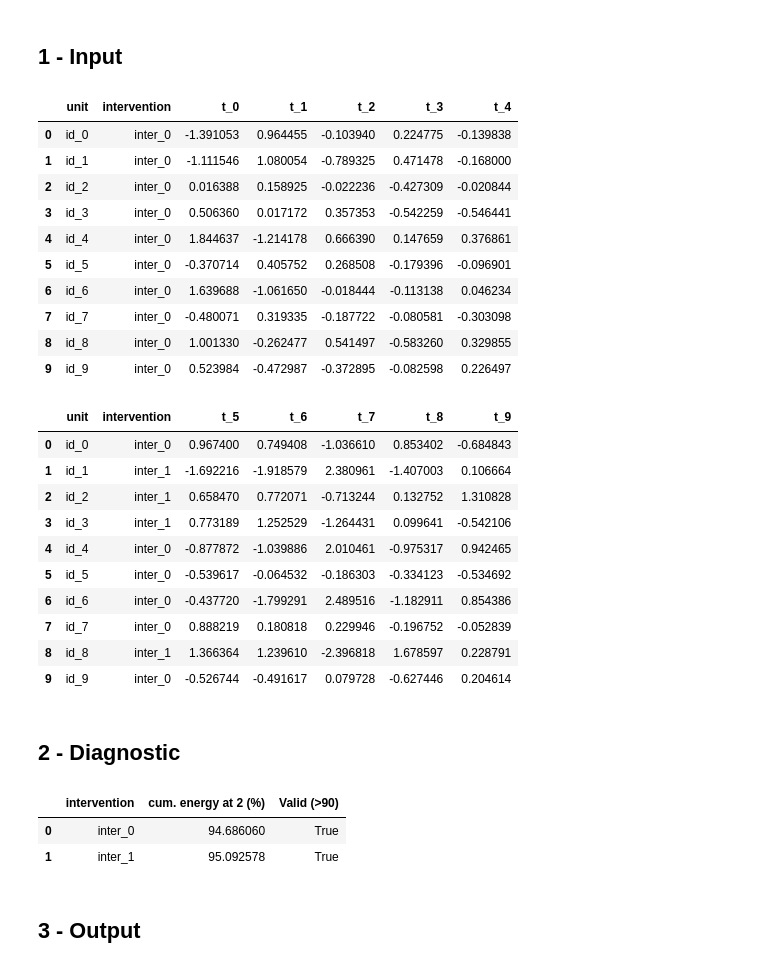
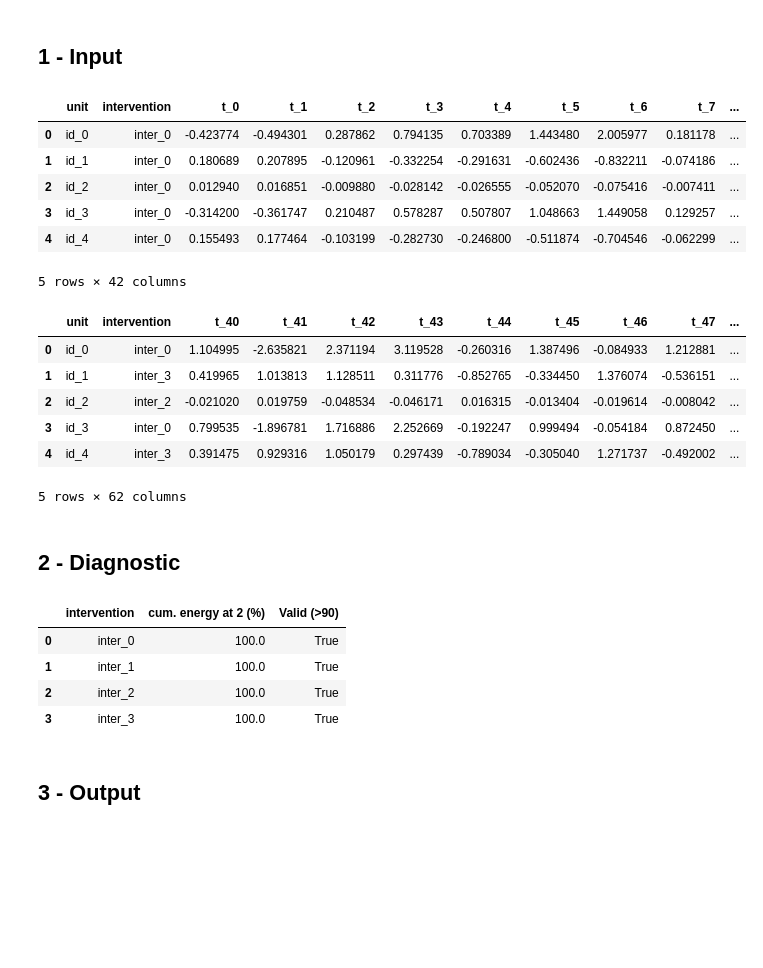
Before and after one commit to Romcos/SC_demo, a Jupyter notebook: NIPS - DEMO - V2.ipynb, the cells around one changed output. Cells and saved outputs as stored; diff of their text form; code cells hidden in the pictures; blank space fills up the shorter version.

```diff
--- a/NIPS - DEMO - V2.ipynb
+++ b/NIPS - DEMO - V2.ipynb
@@ -5,43 +6,37 @@ from scontrol import random_rct, diagnostic, fill_tensor
 # %% [markdown]
 ## 1 - Input
 # %%
-rct_data = random_rct(N = 10, I = 2, T = 10, T0 = 5, rank = 2, sigma = 0.3)#Change sigma for unperfect decisions
+rct_data = random_rct(N = 100, I = 4, T = 100, T0 = 40, rank = 2, sigma = 0)#Change sigma for unperfect decisions
 pre_df, post_df = rct_data
 # %%
-pre_df
+pre_df.head()
 # %% [output]
-|  | unit | intervention | t_0 | t_1 | t_2 | t_3 | t_4 |
-| 0 | id_0 | inter_0 | -1.391053 | 0.964455 | -0.103940 | 0.224775 | -0.139838 |
-| 1 | id_1 | inter_0 | -1.111546 | 1.080054 | -0.789325 | 0.471478 | -0.168000 |
-| 2 | id_2 | inter_0 | 0.016388 | 0.158925 | -0.022236 | -0.427309 | -0.020844 |
-| 3 | id_3 | inter_0 | 0.506360 | 0.017172 | 0.357353 | -0.542259 | -0.546441 |
-| 4 | id_4 | inter_0 | 1.844637 | -1.214178 | 0.666390 | 0.147659 | 0.376861 |
-| 5 | id_5 | inter_0 | -0.370714 | 0.405752 | 0.268508 | -0.179396 | -0.096901 |
-| 6 | id_6 | inter_0 | 1.639688 | -1.061650 | -0.018444 | -0.113138 | 0.046234 |
-| 7 | id_7 | inter_0 | -0.480071 | 0.319335 | -0.187722 | -0.080581 | -0.303098 |
-| 8 | id_8 | inter_0 | 1.001330 | -0.262477 | 0.541497 | -0.583260 | 0.329855 |
-| 9 | id_9 | inter_0 | 0.523984 | -0.472987 | -0.372895 | -0.082598 | 0.226497 |
+|  | unit | intervention | t_0 | t_1 | t_2 | t_3 | t_4 | t_5 | t_6 | t_7 | ... |
+| 0 | id_0 | inter_0 | -0.423774 | -0.494301 | 0.287862 | 0.794135 | 0.703389 | 1.443480 | 2.005977 | 0.181178 | ... |
+| 1 | id_1 | inter_0 | 0.180689 | 0.207895 | -0.120961 | -0.332254 | -0.291631 | -0.602436 | -0.832211 | -0.074186 | ... |
+| 2 | id_2 | inter_0 | 0.012940 | 0.016851 | -0.009880 | -0.028142 | -0.026555 | -0.052070 | -0.075416 | -0.007411 | ... |
+| 3 | id_3 | inter_0 | -0.314200 | -0.361747 | 0.210487 | 0.578287 | 0.507807 | 1.048663 | 1.449058 | 0.129257 | ... |
+| 4 | id_4 | inter_0 | 0.155493 | 0.177464 | -0.103199 | -0.282730 | -0.246800 | -0.511874 | -0.704546 | -0.062299 | ... |
+5 rows × 42 columns
 # %%
-post_df
+post_df.head()
 # %% [output]
-|  | unit | intervention | t_5 | t_6 | t_7 | t_8 | t_9 |
-| 0 | id_0 | inter_0 | 0.967400 | 0.749408 | -1.036610 | 0.853402 | -0.684843 |
-| 1 | id_1 | inter_1 | -1.692216 | -1.918579 | 2.380961 | -1.407003 | 0.106664 |
-| 2 | id_2 | inter_1 | 0.658470 | 0.772071 | -0.713244 | 0.132752 | 1.310828 |
-| 3 | id_3 | inter_1 | 0.773189 | 1.252529 | -1.264431 | 0.099641 | -0.542106 |
-| 4 | id_4 | inter_0 | -0.877872 | -1.039886 | 2.010461 | -0.975317 | 0.942465 |
-| 5 | id_5 | inter_0 | -0.539617 | -0.064532 | -0.186303 | -0.334123 | -0.534692 |
-| 6 | id_6 | inter_0 | -0.437720 | -1.799291 | 2.489516 | -1.182911 | 0.854386 |
-| 7 | id_7 | inter_0 | 0.888219 | 0.180818 | 0.229946 | -0.196752 | -0.052839 |
-| 8 | id_8 | inter_1 | 1.366364 | 1.239610 | -2.396818 | 1.678597 | 0.228791 |
-| 9 | id_9 | inter_0 | -0.526744 | -0.491617 | 0.079728 | -0.627446 | 0.204614 |
+|  | unit | intervention | t_40 | t_41 | t_42 | t_43 | t_44 | t_45 | t_46 | t_47 | ... |
+| 0 | id_0 | inter_0 | 1.104995 | -2.635821 | 2.371194 | 3.119528 | -0.260316 | 1.387496 | -0.084933 | 1.212881 | ... |
+| 1 | id_1 | inter_3 | 0.419965 | 1.013813 | 1.128511 | 0.311776 | -0.852765 | -0.334450 | 1.376074 | -0.536151 | ... |
+| 2 | id_2 | inter_2 | -0.021020 | 0.019759 | -0.048534 | -0.046171 | 0.016315 | -0.013404 | -0.019614 | -0.008042 | ... |
+| 3 | id_3 | inter_0 | 0.799535 | -1.896781 | 1.716886 | 2.252669 | -0.192247 | 0.999494 | -0.054184 | 0.872450 | ... |
+| 4 | id_4 | inter_3 | 0.391475 | 0.929316 | 1.050179 | 0.297439 | -0.789034 | -0.305040 | 1.271737 | -0.492002 | ... |
+5 rows × 62 columns
 # %% [markdown]
 ## 2 - Diagnostic
 # %%
 diagnostic(rct_data,rank=2)
 # %% [output]
 |  | intervention | cum. energy at 2 (%) | Valid (>90) |
-| 0 | inter_0 | 94.686060 | True |
-| 1 | inter_1 | 95.092578 | True |
+| 0 | inter_0 | 100.0 | True |
+| 1 | inter_1 | 100.0 | True |
+| 2 | inter_2 | 100.0 | True |
+| 3 | inter_3 | 100.0 | True |
 # %% [markdown]
 ## 3 - Output
```
Also changed, not shown: parts of 45 cells of this notebook, 1 other file.
